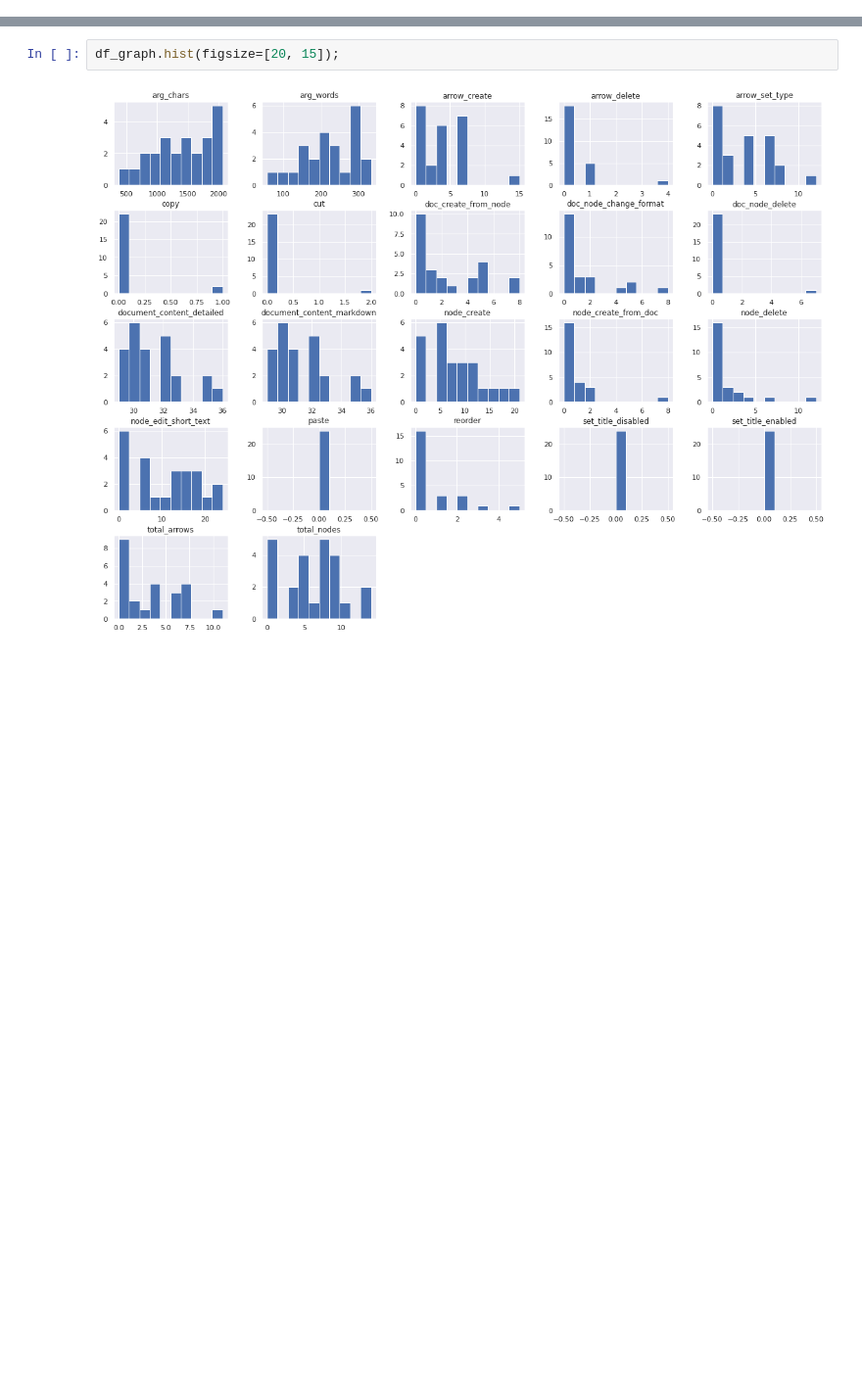
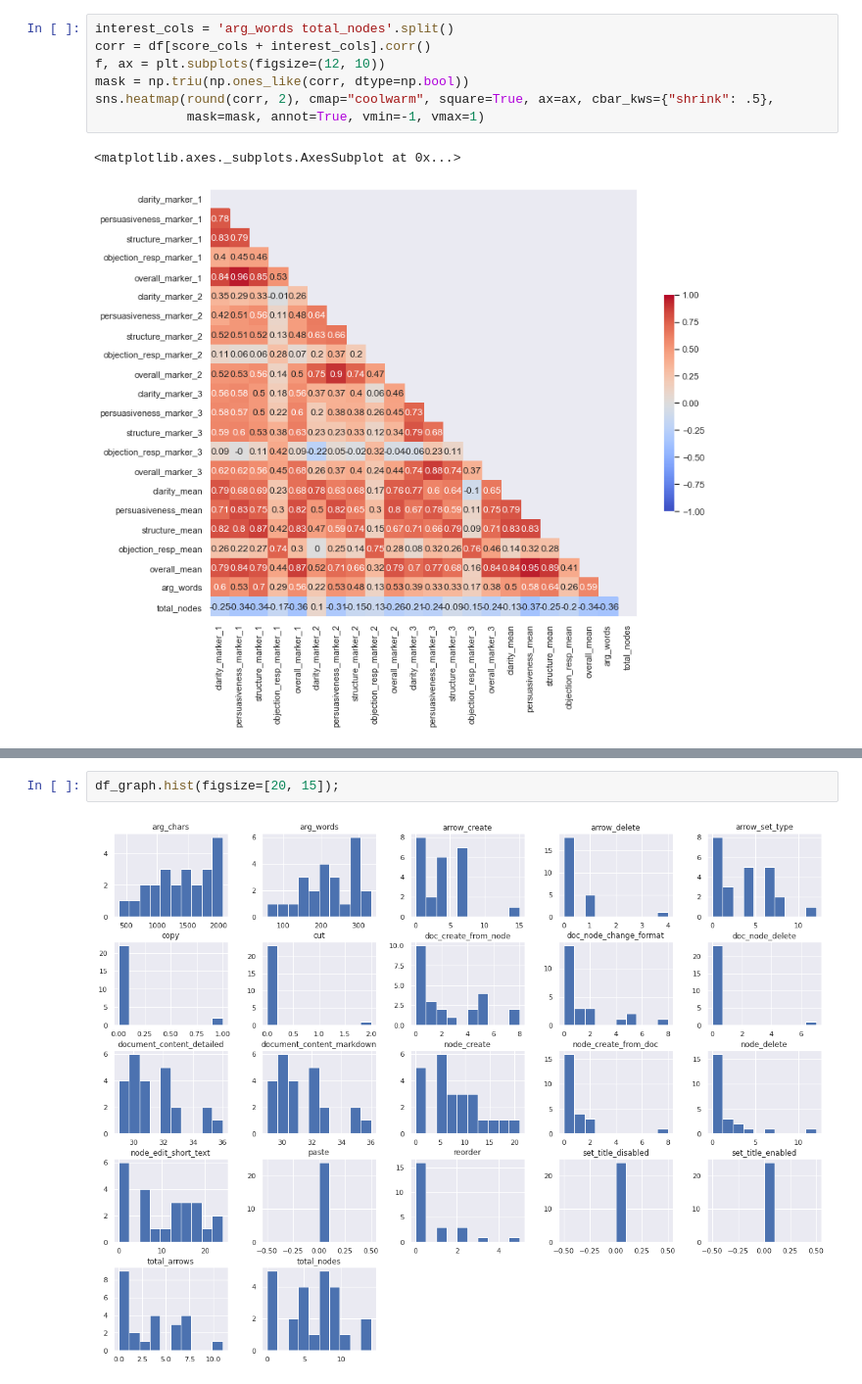
Before and after one commit to adam-binks/write-reason, a Jupyter notebook: analysis/analyse.ipynb, the cells around one changed output, grey strips where cells are left out. Shown at 98% size. Cells and saved outputs as stored; diff of their text form; blank space fills up the shorter version.

```diff
--- a/analysis/analyse.ipynb
+++ b/analysis/analyse.ipynb
@@ -140,0 +223,10 @@ dtype: object
+# %%
+interest_cols = 'arg_words total_nodes'.split()
+corr = df[score_cols + interest_cols].corr()
+f, ax = plt.subplots(figsize=(12, 10))
+mask = np.triu(np.ones_like(corr, dtype=np.bool))
+sns.heatmap(round(corr, 2), cmap="coolwarm", square=True, ax=ax, cbar_kws={"shrink": .5},
+            mask=mask, annot=True, vmin=-1, vmax=1)
+# %% [output]
+<matplotlib.axes._subplots.AxesSubplot at 0x...>
+[figure, added]
```
Also changed, not shown: parts of 29 cells of this notebook, 3 other files.
